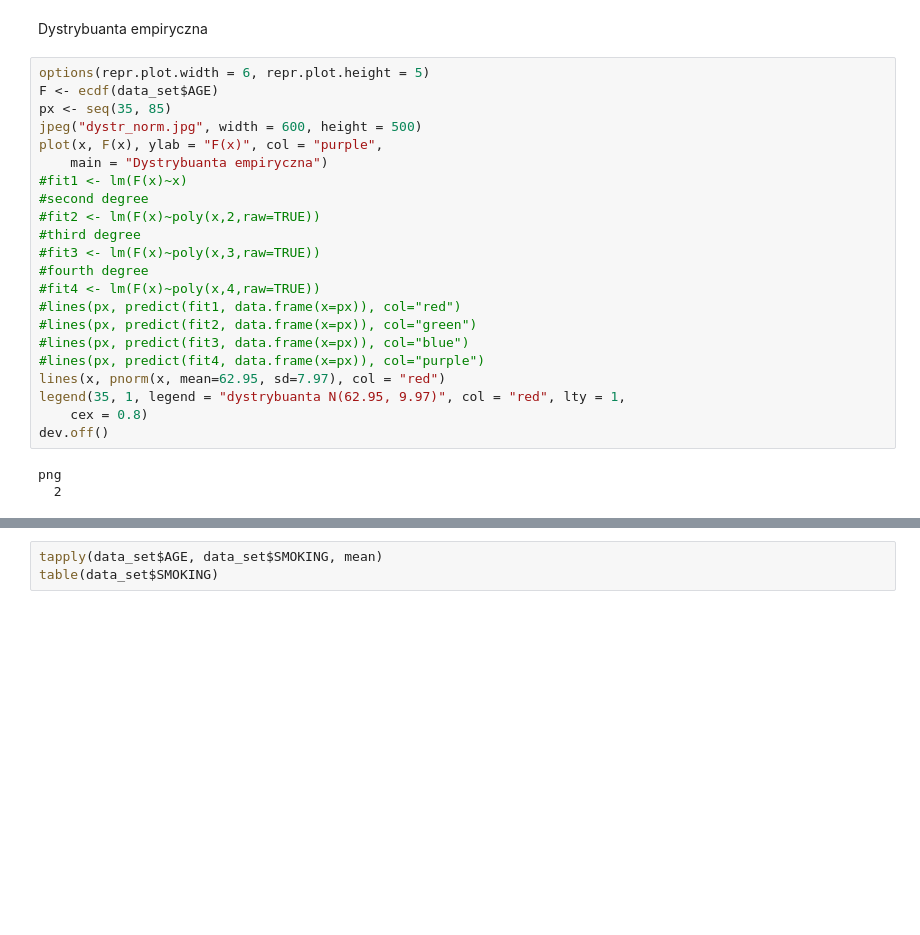
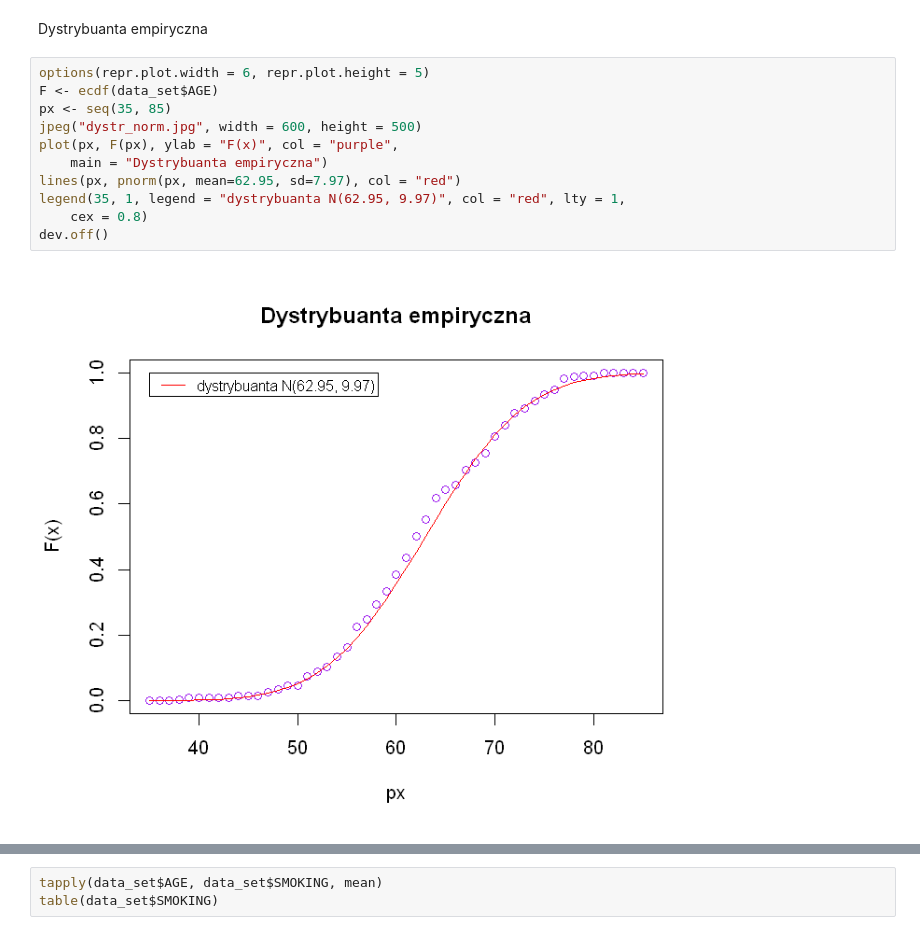
Before and after one commit to Swinkawkrawacie/Statystyka-stosowana, a Jupyter notebook: raport1.ipynb, the cells around one changed output, grey strips where cells are left out. Drawn from its saved outputs; the diff is of its cells as text; blank space fills up the shorter version.

Commit message:
reordering data

```diff
--- a/raport1.ipynb
+++ b/raport1.ipynb
@@ -254,27 +219,15 @@ Dystrybuanta empiryczna
 # %%
 options(repr.plot.width = 6, repr.plot.height = 5)
 F <- ecdf(data_set$AGE)
 px <- seq(35, 85)
 jpeg("dystr_norm.jpg", width = 600, height = 500)
-plot(x, F(x), ylab = "F(x)", col = "purple",
+plot(px, F(px), ylab = "F(x)", col = "purple",
     main = "Dystrybuanta empiryczna")
-#fit1 <- lm(F(x)~x)
-#second degree
-#fit2 <- lm(F(x)~poly(x,2,raw=TRUE))
-#third degree
-#fit3 <- lm(F(x)~poly(x,3,raw=TRUE))
-#fourth degree
-#fit4 <- lm(F(x)~poly(x,4,raw=TRUE))
-#lines(px, predict(fit1, data.frame(x=px)), col="red")
-#lines(px, predict(fit2, data.frame(x=px)), col="green")
-#lines(px, predict(fit3, data.frame(x=px)), col="blue")
-#lines(px, predict(fit4, data.frame(x=px)), col="purple")
-lines(x, pnorm(x, mean=62.95, sd=7.97), col = "red")
+lines(px, pnorm(px, mean=62.95, sd=7.97), col = "red")
 legend(35, 1, legend = "dystrybuanta N(62.95, 9.97)", col = "red", lty = 1,
     cex = 0.8)
 dev.off()
 # %% [output]
-png
-  2
+[figure, added]
 # %%
 F1 <- ecdf(women$AGE)
```
Also changed, not shown: parts of 19 cells of this notebook, 11 other files.
